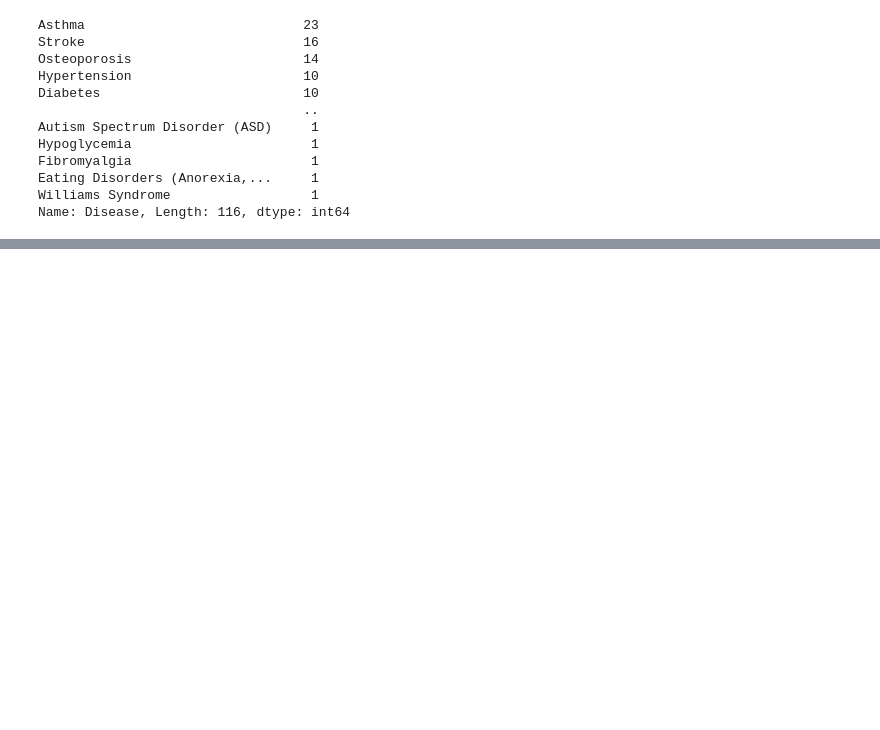
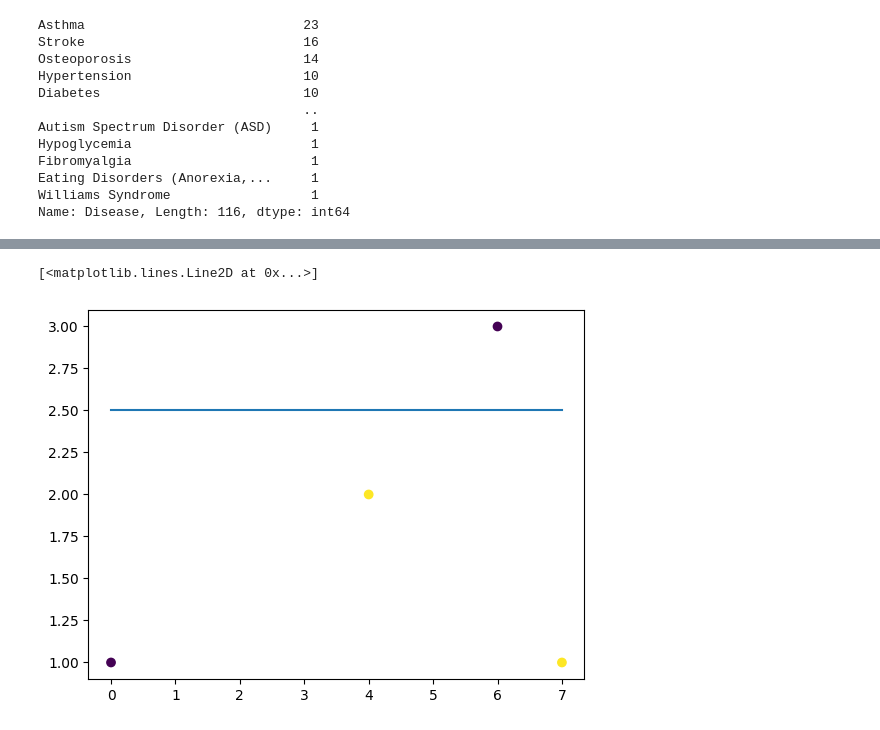
Before and after one commit to AbuManiyar/pdf-to-csv-to-eda, a Jupyter notebook: campusx.ipynb, the cells around one changed output, grey strips where cells are left out. Drawn from its saved outputs; the diff is of its cells as text; code cells hidden in the pictures; blank space fills up the shorter version.

```diff
--- a/campusx.ipynb
+++ b/campusx.ipynb
@@ -776,0 +809,6 @@ Name: Disease, Length: 116, dtype: int64
+# %%
+plt.scatter(df[['x1']],df['x2'], c=df['label'])
+plt.plot([0,7],[2.5,2.5])
+# %% [output]
+[<matplotlib.lines.Line2D at 0x...>]
+[figure, added]
```
Also changed, not shown: parts of 24 cells of this notebook.
